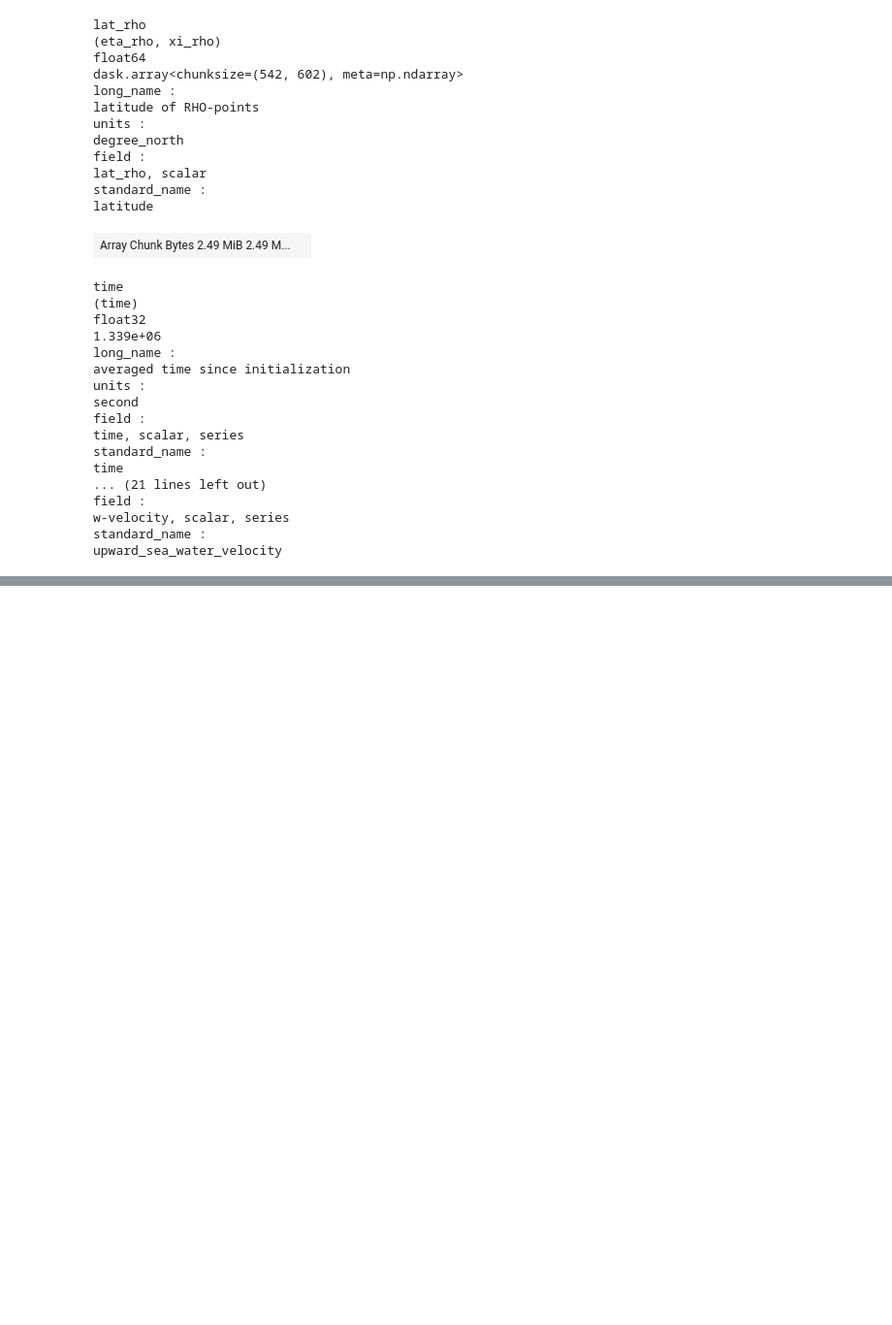
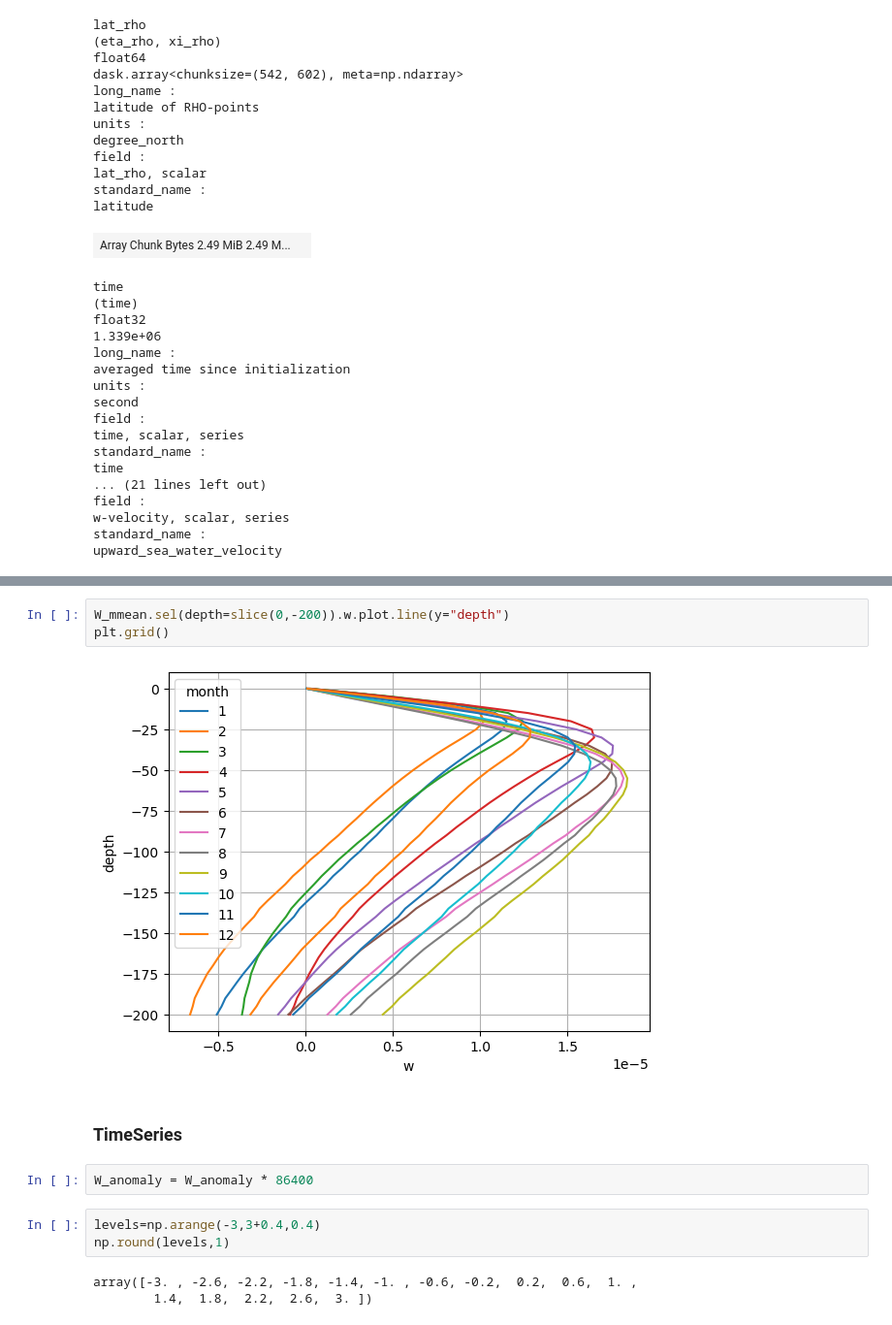
Before and after one commit to danliba/Upwelling_paper, a Jupyter notebook: Upwelling_w_profile.ipynb, the cells around one changed output, grey strips where cells are left out. Shown at 97% size. Drawn from its saved outputs; the diff is of its cells as text; blank space fills up the shorter version.

```diff
--- a/Upwelling_w_profile.ipynb
+++ b/Upwelling_w_profile.ipynb
@@ -108,0 +140,15 @@ wmld_ds.isel(time=20).sel(depth=slice(0,-300)).wmld.plot(y='depth')
+# %%
+W_mmean.sel(depth=slice(0,-200)).w.plot.line(y="depth")
+plt.grid()
+# %% [output]
+[figure, added]
+# %% [markdown]
+### TimeSeries
+# %%
+W_anomaly = W_anomaly * 86400
+# %%
+levels=np.arange(-3,3+0.4,0.4)
+np.round(levels,1)
+# %% [output]
+array([-3. , -2.6, -2.2, -1.8, -1.4, -1. , -0.6, -0.2,  0.2,  0.6,  1. ,
+        1.4,  1.8,  2.2,  2.6,  3. ])
```
Also changed, not shown: parts of 13 cells of this notebook, 3 other files.
